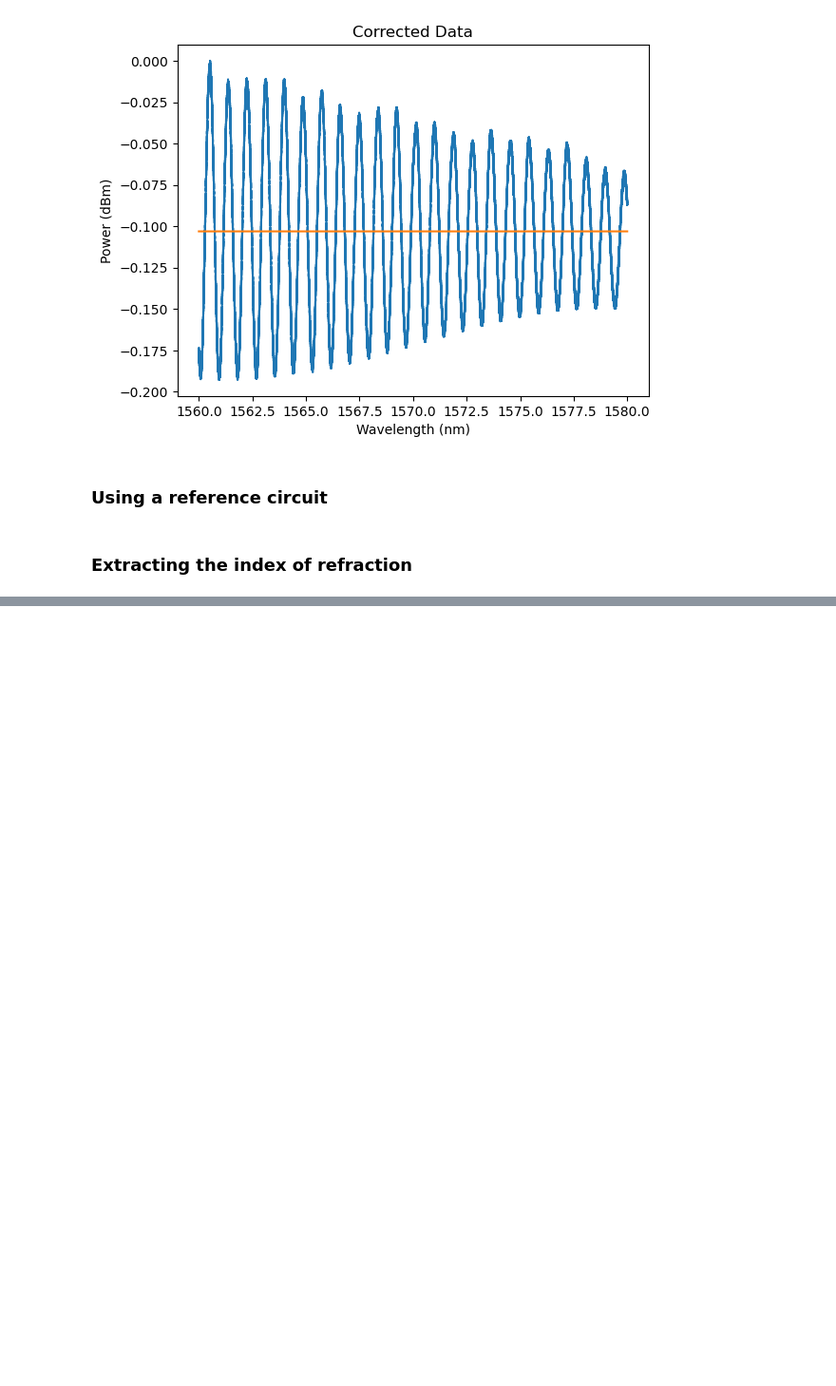
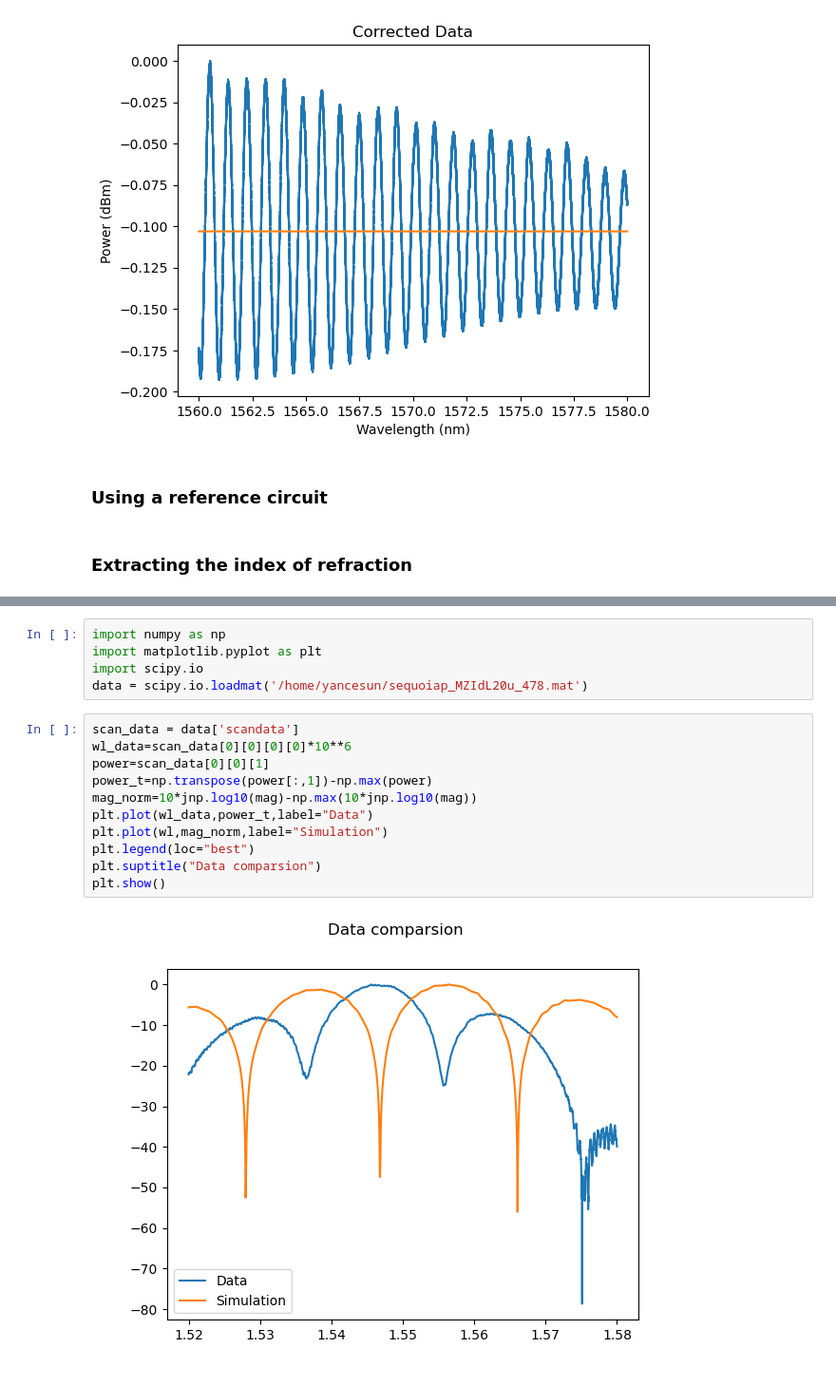
Before and after one commit to BYUCamachoLab/Photonics-Bootcamp, a Jupyter notebook: book/pages/analyzing_circuits.ipynb, the cells around one changed output, grey strips where cells are left out. Shown at 95% size. Drawn from its saved outputs; the diff is of its cells as text; blank space fills up the shorter version.

```diff
--- a/book/pages/analyzing_circuits.ipynb
+++ b/book/pages/analyzing_circuits.ipynb
@@ -82,0 +234,18 @@ plt.show()
+# %%
+import numpy as np
+import matplotlib.pyplot as plt
+import scipy.io
+data = scipy.io.loadmat('/home/yancesun/sequoiap_MZIdL20u_478.mat')
+# %%
+scan_data = data['scandata']
+wl_data=scan_data[0][0][0][0]*10**6
+power=scan_data[0][0][1]
+power_t=np.transpose(power[:,1])-np.max(power)
+mag_norm=10*jnp.log10(mag)-np.max(10*jnp.log10(mag))
+plt.plot(wl_data,power_t,label="Data")
+plt.plot(wl,mag_norm,label="Simulation")
+plt.legend(loc="best")
+plt.suptitle("Data comparsion")
+plt.show()
+# %% [output]
+[figure, added]
```
Also changed, not shown: parts of 14 cells of this notebook.
